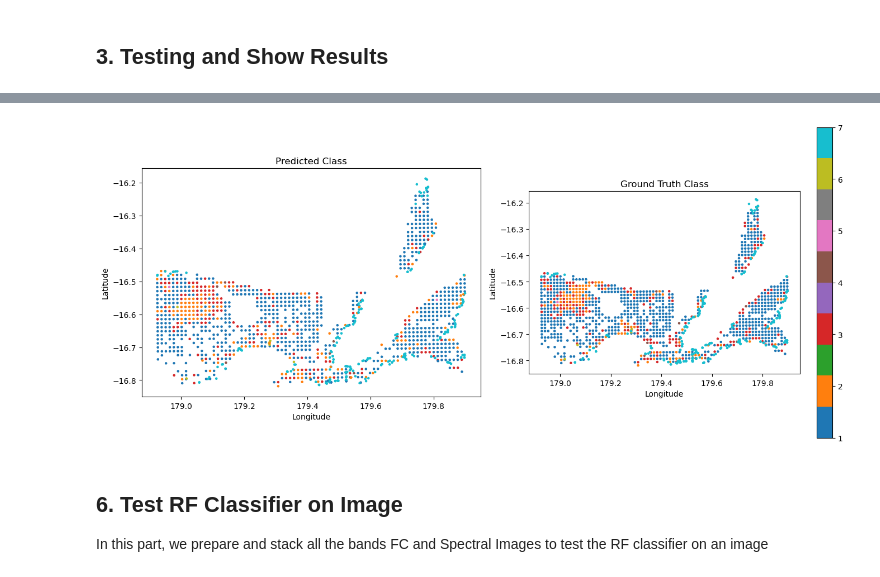
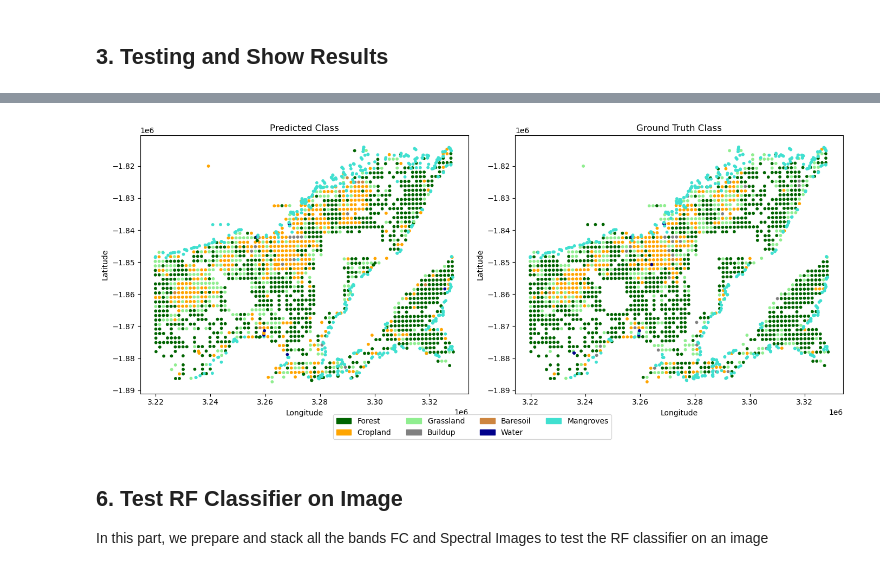
Before and after one commit to digitalearthpacific/dep-fc-applications, a Jupyter notebook: FC_RF_Classifier.ipynb, the cells around one changed output, grey strips where cells are left out. Drawn from its saved outputs; the diff is of its cells as text; code cells hidden in the pictures.

```diff
--- a/FC_RF_Classifier.ipynb
+++ b/FC_RF_Classifier.ipynb
@@ -129,7 +127,7 @@ sampling_plan = {
     "grassland":  {"Fiji": 400, "Cook": 58,  "Palaos": 59,  "Marshall": 19},
     "mangroves":  {"Fiji": 400, "Cook": 0,   "Palaos": 13,  "Marshall": 19},
     "cropland":   {"Fiji": 430, "Cook": 80,  "Palaos": 59,  "Marshall": 4},
-    "buildup":    {"Fiji": 129, "Cook": 113, "Palaos": 40,  "Marshall": 40},
+    "buildup":    {"Fiji": 127, "Cook": 113, "Palaos": 40,  "Marshall": 40},
     "water":      {"Fiji": 30,  "Cook": 50,  "Palaos": 32,  "Marshall": 3},
     "baresoil":   {"Fiji": 15,  "Cook": 160, "Palaos": 171, "Marshall": 38}
 }
@@ -230,10 +228,7 @@ Possible features for training :
 # %%
 # Select Features and Labels
-#features = df[['bs_pc_50','pv_pc_50', 'npv_pc_50', 'ndvi_jan1', 'ndvi_feb1',  'ndvi_mar1', 'ndvi_apr1', 'ndvi_may1','ndvi_jun1','ndvi_jul1','ndvi_aug1','ndvi_sep1', 'ndvi_oct1', 'ndvi_nov1', 'ndvi_dec1',
-#                'ndwi1', 'ndbi1', 'red1', 'green1', 'blue1', 'pv_jan_apr', 'pv_sep_dec', 'bs_jan_apr', 'bs_may_aug', 'bs_sep_dec', 'npv_jan_ap', 'npv_may_au', 'npv_sep_de', 'ndvi1']]
-
-features = df[['bs_pc_50', 'pv_pc_50', 'npv_pc_50', 'red', 'blue', 'green','nir08', 'swir16', 'emad', 'smad' ,'bcmad' ,'ndvi', 'mndwi', 'evi' ,'ndbi',
-               'bs_jan_apr' ,'pv_jan_apr' ,'npv_jan_apr', 'bs_may_aug', 'pv_may_aug', 'npv_may_aug', 'bs_sep_dec', 'pv_sep_dec', 'npv_sep_dec' ,'dem']]
+features = df[['red', 'blue', 'green', 'nir08', 'swir16', 'emad', 'smad', 'bcmad', 'ndvi', 'mndwi', 'evi', 'ndbi', 'bs_pc_50', 'pv_pc_50', 'npv_pc_50', 'bs_med_jan_apr', 'pv_med_jan_apr',
+               'npv_med_jan_apr', 'bs_med_may_aug', 'pv_med_may_aug', 'npv_med_may_aug', 'bs_med_sep_dec', 'pv_med_sep_dec', 'npv_med_sep_dec', 'dem' ]]
 labels = df['class_id']
 
 # Train/Test Split
@@ -356,5 +351,6 @@ High collinearity between features can negatively impact model performance by in
 # %%
 test_path = './data/fiji_test_dataset.csv'
 fiji_test = pd.read_csv(test_path)
+fiji_test = fiji_test.drop(columns=['Unnamed: 0'])
 fiji_test.head()
 # %% [output]
@@ -367,12 +363,7 @@ fiji_test.head()
 5 rows × 29 columns
 # %%
-#X_test = fiji_test[['bs_pc_50', 'npv_pc_50', 'pv_pc_50', 'ndvi1', 'ndwi1', 'red1', 'green1', 'blue1', 'texture1', 'ndbi1']] #'nir1', 'savi', 'evi',  'ndbi1', 'ndvi_mean', 'ndvi_std'
-#X_test = fiji_test[['bs_pc_50','pv_pc_50','npv_pc_50', 'pv_jan_apr', 'pv_sep_dec', 'ndvi1', 'ndbi1', 'ndwi1', 'red1','green1', 'blue1', 'texture1', 'ndwi1', 'savi']]
-#X_test = fiji_test[['bs_pc_50','pv_pc_50', 'npv_pc_50', 'ndvi_jan1', 'ndvi_feb1',  'ndvi_mar1', 'ndvi_apr1', 'ndvi_may1','ndvi_jun1','ndvi_jul1','ndvi_aug1','ndvi_sep1', 'ndvi_oct1', 'ndvi_nov1', 'ndvi_dec1',
-#                'ndwi1', 'ndbi1', 'red1', 'green1', 'blue1', 'pv_jan_apr', 'pv_sep_dec', 'bs_jan_apr', 'bs_may_aug', 'bs_sep_dec', 'npv_jan_ap', 'npv_may_au', 'npv_sep_de', 'ndvi1']]
-
-X_test = fiji_test[['bs_pc_50', 'pv_pc_50', 'npv_pc_50', 'red', 'blue', 'green','nir08', 'swir16', 'emad', 'smad' ,'bcmad' ,'ndvi', 'mndwi', 'evi' ,'ndbi',
-               'bs_jan_apr' ,'pv_jan_apr' ,'npv_jan_apr', 'bs_may_aug', 'pv_may_aug', 'npv_may_aug', 'bs_sep_dec', 'pv_sep_dec', 'npv_sep_dec' , 'dem']]
+X_test = fiji_test[['red', 'blue', 'green', 'nir08', 'swir16', 'emad', 'smad', 'bcmad', 'ndvi', 'mndwi', 'evi', 'ndbi', 'bs_pc_50', 'pv_pc_50', 'npv_pc_50', 'bs_med_jan_apr', 'pv_med_jan_apr',
+               'npv_med_jan_apr', 'bs_med_may_aug', 'pv_med_may_aug', 'npv_med_may_aug', 'bs_med_sep_dec', 'pv_med_sep_dec', 'npv_med_sep_dec', 'dem' ]]
 
 # Predict classes with trained model
 fiji_test['predicted_class'] = rf.predict(X_test)
@@ -422,44 +413,68 @@ Class 7: Accuracy = 88.80%, F1-score = 91.63%
 # %%
-import geopandas as gpd
-from shapely import wkt
+# Define class labels and colors
+class_labels = {
+    1: "Forest",
+    2: "Cropland",
+    3: "Grassland",
+    4: "Buildup",
+    5: "Baresoil",
+    6: "Water",
+    7: "Mangroves"
+}
 
-# Convert geometry column from WKT string to shapely geometries
-fiji_test["geometry"] = fiji_test["geometry"].apply(wkt.loads)
+colors = [
+    "darkgreen",   # Forest
+    "orange",      # Cropland
+    "lightgreen",  # Grassland
+    "grey",        # Buildup
+    "peru",        # Baresoil
+    "darkblue",    # Water
+    "turquoise"    # Mangroves
+]
 
-# Now create a proper GeoDataFrame
-gdf = gpd.GeoDataFrame(fiji_test, geometry="geometry", crs="EPSG:4326")
+cmap = ListedColormap(colors)
 
-# Plot predicted vs ground truth
+
 fig, axes = plt.subplots(1, 2, figsize=(14, 6))
 
-# Predicted
-gdf.plot(
-    column="predicted_class",
-    cmap="tab10",
-    legend=False,
-    ax=axes[0],
-    markersize=5,
+# Predicted Class
+sc1 = axes[0].scatter(
+    fiji_test["x"], fiji_test["y"],
+    c=fiji_test["predicted_class"],
+    cmap=cmap,
+    s=10
 )
 axes[0].set_title("Predicted Class")
 axes[0].set_xlabel("Longitude")
 axes[0].set_ylabel("Latitude")
 
 # Ground truth
-gdf.plot(
-    column="class_id",
-    cmap="tab10",
-    legend=True,
-    ax=axes[1],
-    markersize=5,
+sc2 = axes[1].scatter(
+    fiji_test["x"], fiji_test["y"],
+    c=fiji_test["class_id"],
+    cmap=cmap,
+    s=10
 )
 axes[1].set_title("Ground Truth Class")
 axes[1].set_xlabel("Longitude")
 axes[1].set_ylabel("Latitude")
 
-plt.tight_layout()
+
+legend_handles = [
+    mpatches.Patch(color=colors[i-1], label=class_labels[i])
+    for i in class_labels
+]
+fig.legend(
+    handles=legend_handles,
+    loc="lower center",
+    ncol=4,
+    fontsize=10
+)
+
+plt.tight_layout(rect=[0, 0.05, 1, 1])
 plt.show()
 # %% [output]
-[figure, old version]
+[figure, new version]
 # %% [markdown]
 ## 6. Test RF Classifier on Image
 
```
Also changed, not shown: parts of 20 cells of this notebook, 1 other file.
